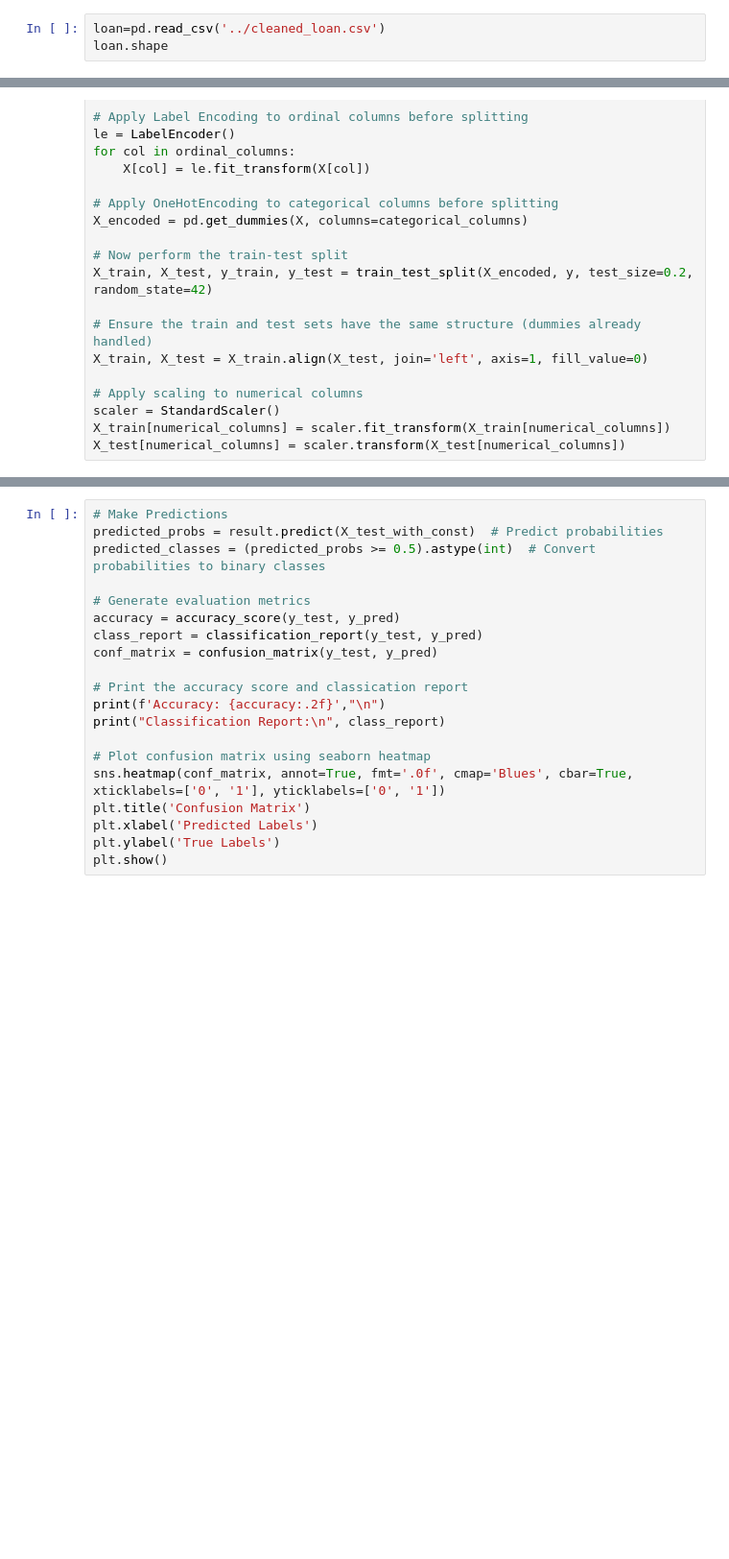
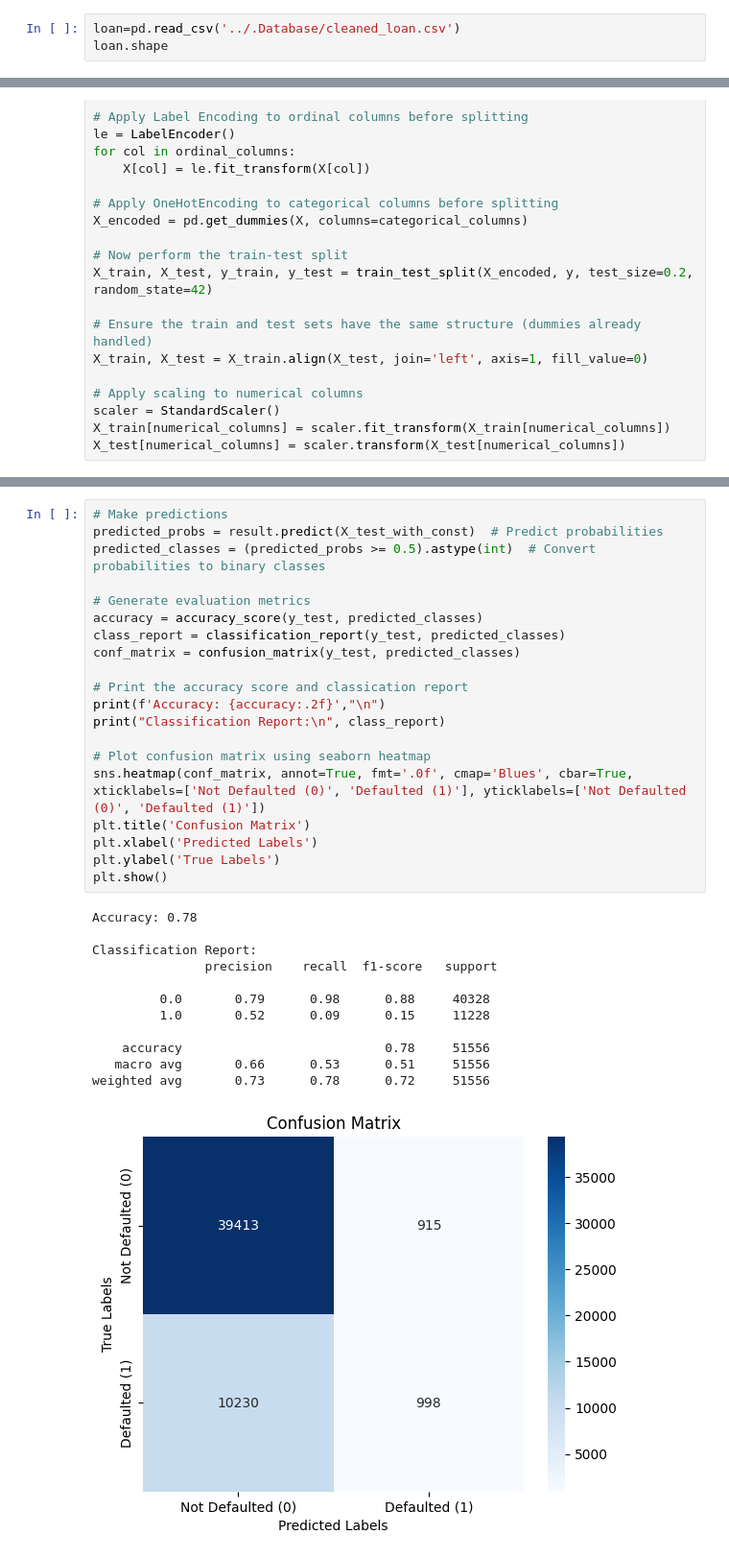
Before and after one commit to tanhl30/HE4045_Project, a Jupyter notebook: 2. Machine Learning A/Elvis_Script.ipynb, the cells around one changed output, grey strips where cells are left out. Shown at 96% size. Drawn from its saved outputs; the diff is of its cells as text; blank space fills up the shorter version.

Commit message:
Scripted logit model using sm
Regression results look (mostly) fine, but now the confusion matrix shows that the model is wayyy off

```diff
--- a/2. Machine Learning A/Elvis_Script.ipynb
+++ b/2. Machine Learning A/Elvis_Script.ipynb
@@ -7,5 +7,5 @@ from sklearn.metrics import classification_report, confusion_matrix, accuracy_sc
 import seaborn as sns
 import matplotlib.pyplot as plt
 # %%
-loan=pd.read_csv('../cleaned_loan.csv')
+loan=pd.read_csv('../.Database/cleaned_loan.csv')
 loan.shape
@@ -86,20 +129,33 @@ print(result.summary())
 # %%
-# Make Predictions
+# Make predictions
 predicted_probs = result.predict(X_test_with_const)  # Predict probabilities
 predicted_classes = (predicted_probs >= 0.5).astype(int)  # Convert probabilities to binary classes
 
 # Generate evaluation metrics
-accuracy = accuracy_score(y_test, y_pred)
-class_report = classification_report(y_test, y_pred)
-conf_matrix = confusion_matrix(y_test, y_pred)
+accuracy = accuracy_score(y_test, predicted_classes)
+class_report = classification_report(y_test, predicted_classes)
+conf_matrix = confusion_matrix(y_test, predicted_classes)
 
 # Print the accuracy score and classication report
 print(f'Accuracy: {accuracy:.2f}',"\n")
 print("Classification Report:\n", class_report)
 
 # Plot confusion matrix using seaborn heatmap
-sns.heatmap(conf_matrix, annot=True, fmt='.0f', cmap='Blues', cbar=True, xticklabels=['0', '1'], yticklabels=['0', '1'])
+sns.heatmap(conf_matrix, annot=True, fmt='.0f', cmap='Blues', cbar=True, xticklabels=['Not Defaulted (0)', 'Defaulted (1)'], yticklabels=['Not Defaulted (0)', 'Defaulted (1)'])
 plt.title('Confusion Matrix')
 plt.xlabel('Predicted Labels')
 plt.ylabel('True Labels')
 plt.show()
+# %% [output]
+Accuracy: 0.78
+
+Classification Report:
+               precision    recall  f1-score   support
+
+         0.0       0.79      0.98      0.88     40328
+         1.0       0.52      0.09      0.15     11228
+
+    accuracy                           0.78     51556
+   macro avg       0.66      0.53      0.51     51556
+weighted avg       0.73      0.78      0.72     51556
+[figure, added]
```
Also changed, not shown: parts of 5 cells of this notebook, 4 other files.
